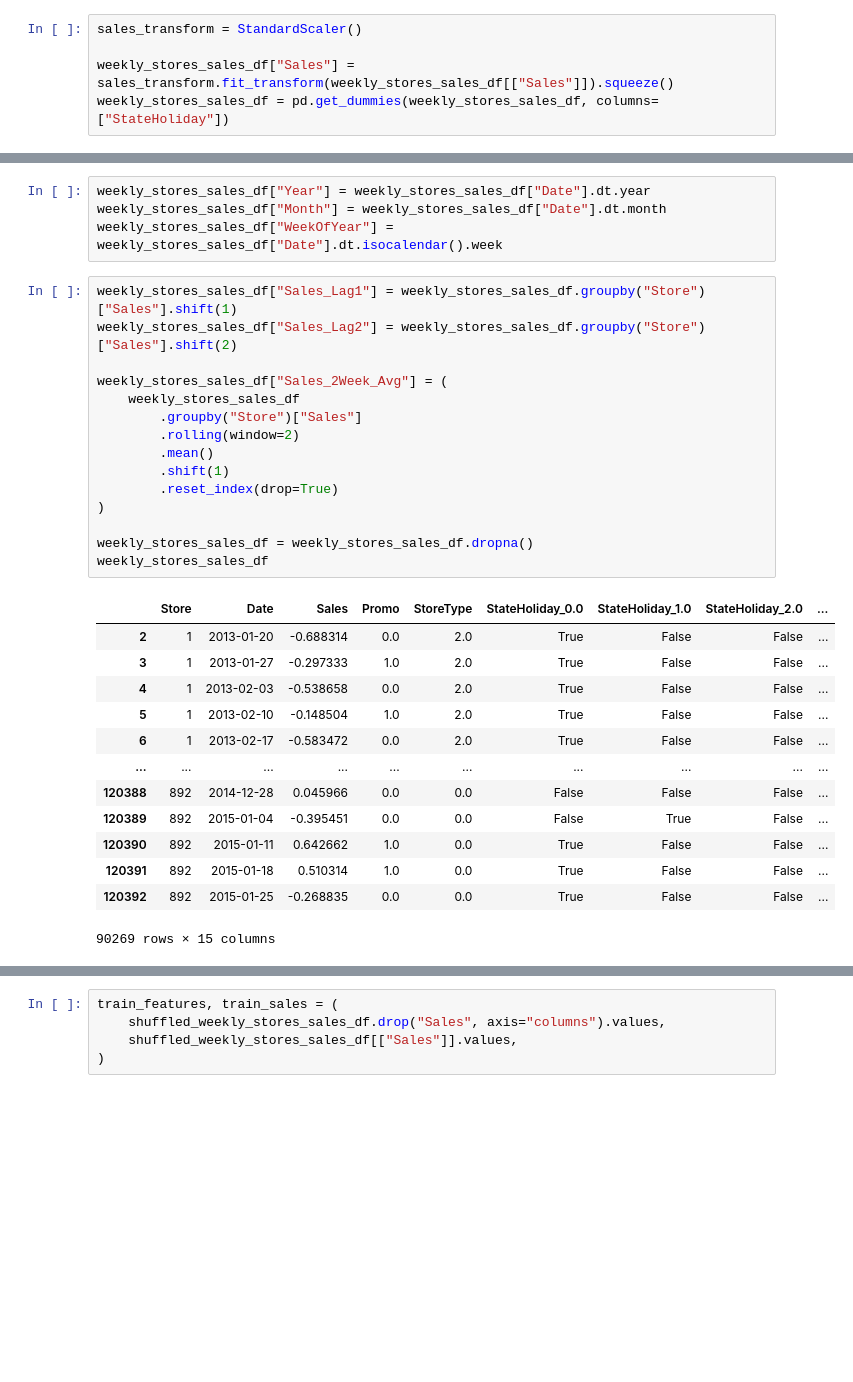
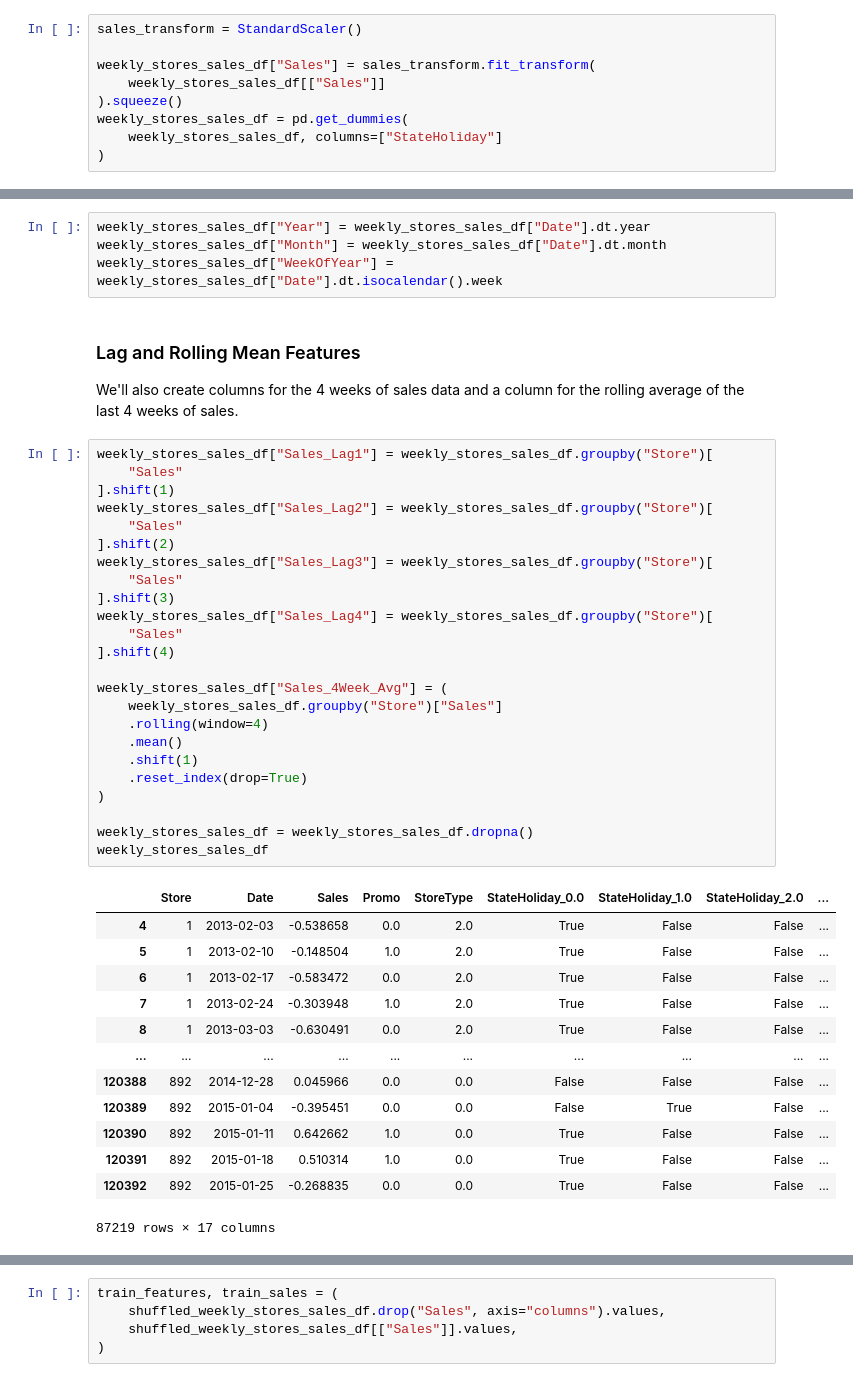
Before and after one commit to TheCamilovisk/RossmannSalesForecasting, a Jupyter notebook: 03.2 - XGBoost_multi_store_model.ipynb, the cells around one changed output, grey strips where cells are left out. Drawn from its saved outputs; the diff is of its cells as text; blank space fills up the shorter version.

```diff
--- a/03.2 - XGBoost_multi_store_model.ipynb
+++ b/03.2 - XGBoost_multi_store_model.ipynb
@@ -76,5 +108,9 @@ weekly_stores_sales_df = weekly_stores_sales_df[weekly_stores_sales_df.Date < "2
 # %%
 sales_transform = StandardScaler()
 
-weekly_stores_sales_df["Sales"] = sales_transform.fit_transform(weekly_stores_sales_df[["Sales"]]).squeeze()
-weekly_stores_sales_df = pd.get_dummies(weekly_stores_sales_df, columns=["StateHoliday"])
+weekly_stores_sales_df["Sales"] = sales_transform.fit_transform(
+    weekly_stores_sales_df[["Sales"]]
+).squeeze()
+weekly_stores_sales_df = pd.get_dummies(
+    weekly_stores_sales_df, columns=["StateHoliday"]
+)
@@ -82,32 +120,45 @@ weekly_stores_sales_df = pd.get_dummies(weekly_stores_sales_df, columns=["StateH
 weekly_stores_sales_df["Year"] = weekly_stores_sales_df["Date"].dt.year
 weekly_stores_sales_df["Month"] = weekly_stores_sales_df["Date"].dt.month
 weekly_stores_sales_df["WeekOfYear"] = weekly_stores_sales_df["Date"].dt.isocalendar().week
+# %% [markdown]
+### Lag and Rolling Mean Features
+
+We'll also create columns for the 4 weeks of sales data and a column for the rolling average of the last 4 weeks of sales.
 # %%
-weekly_stores_sales_df["Sales_Lag1"] = weekly_stores_sales_df.groupby("Store")["Sales"].shift(1)
-weekly_stores_sales_df["Sales_Lag2"] = weekly_stores_sales_df.groupby("Store")["Sales"].shift(2)
+weekly_stores_sales_df["Sales_Lag1"] = weekly_stores_sales_df.groupby("Store")[
+    "Sales"
+].shift(1)
+weekly_stores_sales_df["Sales_Lag2"] = weekly_stores_sales_df.groupby("Store")[
+    "Sales"
+].shift(2)
+weekly_stores_sales_df["Sales_Lag3"] = weekly_stores_sales_df.groupby("Store")[
+    "Sales"
+].shift(3)
+weekly_stores_sales_df["Sales_Lag4"] = weekly_stores_sales_df.groupby("Store")[
+    "Sales"
+].shift(4)
 
-weekly_stores_sales_df["Sales_2Week_Avg"] = (
-    weekly_stores_sales_df
-        .groupby("Store")["Sales"]
-        .rolling(window=2)
-        .mean()
-        .shift(1)
-        .reset_index(drop=True)
+weekly_stores_sales_df["Sales_4Week_Avg"] = (
+    weekly_stores_sales_df.groupby("Store")["Sales"]
+    .rolling(window=4)
+    .mean()
+    .shift(1)
+    .reset_index(drop=True)
 )
 
 weekly_stores_sales_df = weekly_stores_sales_df.dropna()
 weekly_stores_sales_df
 # %% [output]
 |  | Store | Date | Sales | Promo | StoreType | StateHoliday_0.0 | StateHoliday_1.0 | StateHoliday_2.0 | ... |
-| 2 | 1 | 2013-01-20 | -0.688314 | 0.0 | 2.0 | True | False | False | ... |
-| 3 | 1 | 2013-01-27 | -0.297333 | 1.0 | 2.0 | True | False | False | ... |
 | 4 | 1 | 2013-02-03 | -0.538658 | 0.0 | 2.0 | True | False | False | ... |
 | 5 | 1 | 2013-02-10 | -0.148504 | 1.0 | 2.0 | True | False | False | ... |
 | 6 | 1 | 2013-02-17 | -0.583472 | 0.0 | 2.0 | True | False | False | ... |
+| 7 | 1 | 2013-02-24 | -0.303948 | 1.0 | 2.0 | True | False | False | ... |
+| 8 | 1 | 2013-03-03 | -0.630491 | 0.0 | 2.0 | True | False | False | ... |
 | ... | ... | ... | ... | ... | ... | ... | ... | ... | ... |
 | 120388 | 892 | 2014-12-28 | 0.045966 | 0.0 | 0.0 | False | False | False | ... |
 | 120389 | 892 | 2015-01-04 | -0.395451 | 0.0 | 0.0 | False | True | False | ... |
 | 120390 | 892 | 2015-01-11 | 0.642662 | 1.0 | 0.0 | True | False | False | ... |
 | 120391 | 892 | 2015-01-18 | 0.510314 | 1.0 | 0.0 | True | False | False | ... |
 | 120392 | 892 | 2015-01-25 | -0.268835 | 0.0 | 0.0 | True | False | False | ... |
-90269 rows × 15 columns
+87219 rows × 17 columns
```
Also changed, not shown: parts of 42 cells of this notebook.
